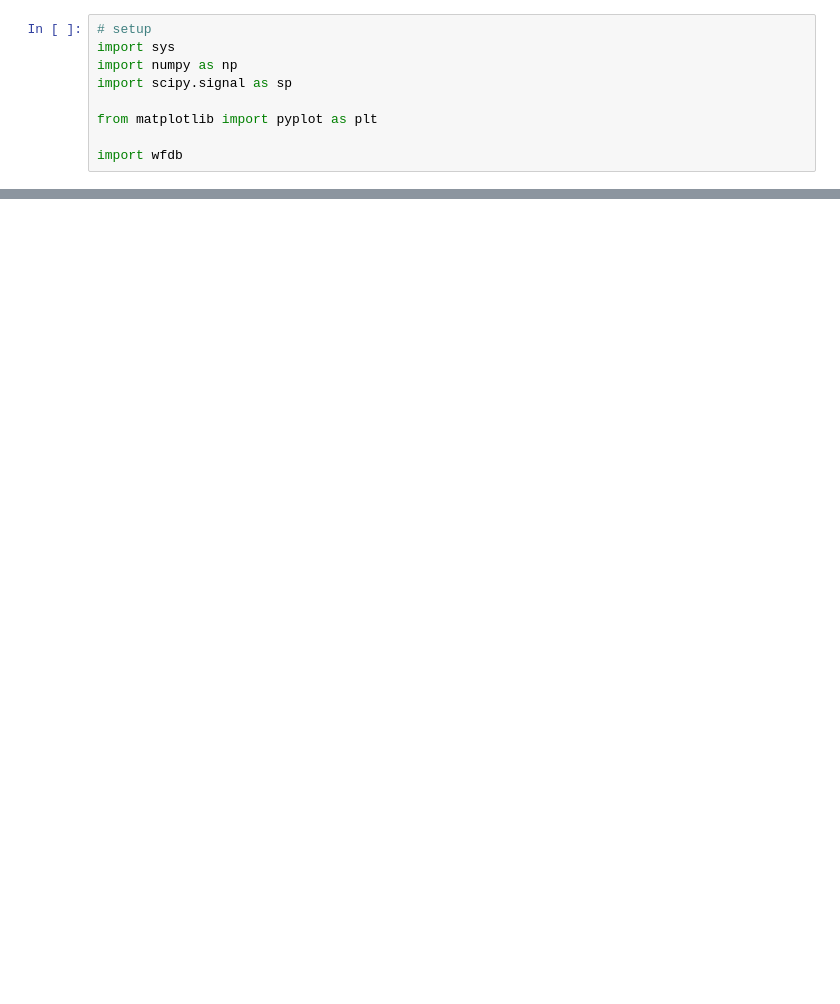
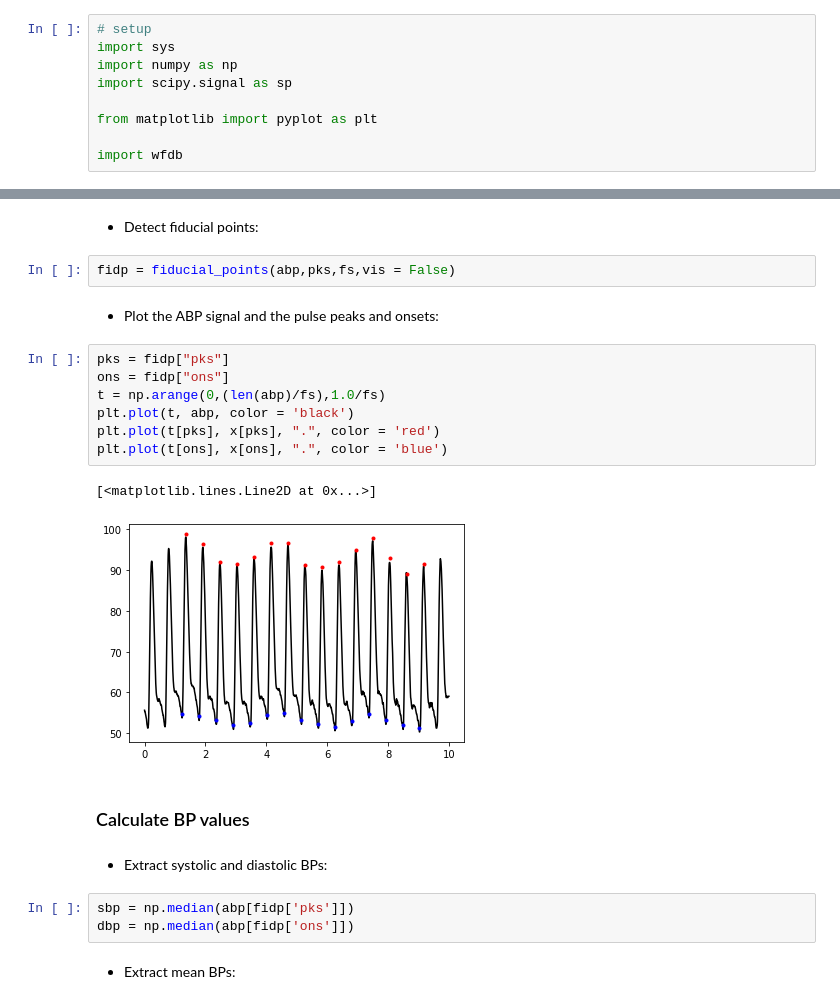
Before and after one commit to wfdb/mimic_wfdb_tutorials, a Jupyter notebook: content/tutorial/notebooks/extracting-reference-bp.ipynb, the cells around one changed output, grey strips where cells are left out. Cells and saved outputs as stored; diff of their text form; blank space fills up the shorter version.

```diff
--- a/content/tutorial/notebooks/extracting-reference-bp.ipynb
+++ b/content/tutorial/notebooks/extracting-reference-bp.ipynb
@@ -169,0 +125,25 @@ Mean arterial pressure:65.78661151960785
+# %% [markdown]
+- Detect fiducial points:
+# %%
+fidp = fiducial_points(abp,pks,fs,vis = False)
+# %% [markdown]
+- Plot the ABP signal and the pulse peaks and onsets:
+# %%
+pks = fidp["pks"]
+ons = fidp["ons"]
+t = np.arange(0,(len(abp)/fs),1.0/fs)
+plt.plot(t, abp, color = 'black')
+plt.plot(t[pks], x[pks], ".", color = 'red')
+plt.plot(t[ons], x[ons], ".", color = 'blue')
+# %% [output]
+[<matplotlib.lines.Line2D at 0x...>]
+[figure, added]
+# %% [markdown]
+### Calculate BP values
+# %% [markdown]
+- Extract systolic and diastolic BPs:
+# %%
+sbp = np.median(abp[fidp['pks']])
+dbp = np.median(abp[fidp['ons']])
+# %% [markdown]
+- Extract mean BPs:
```
Also changed, not shown: parts of 47 cells of this notebook, 5 other files.
